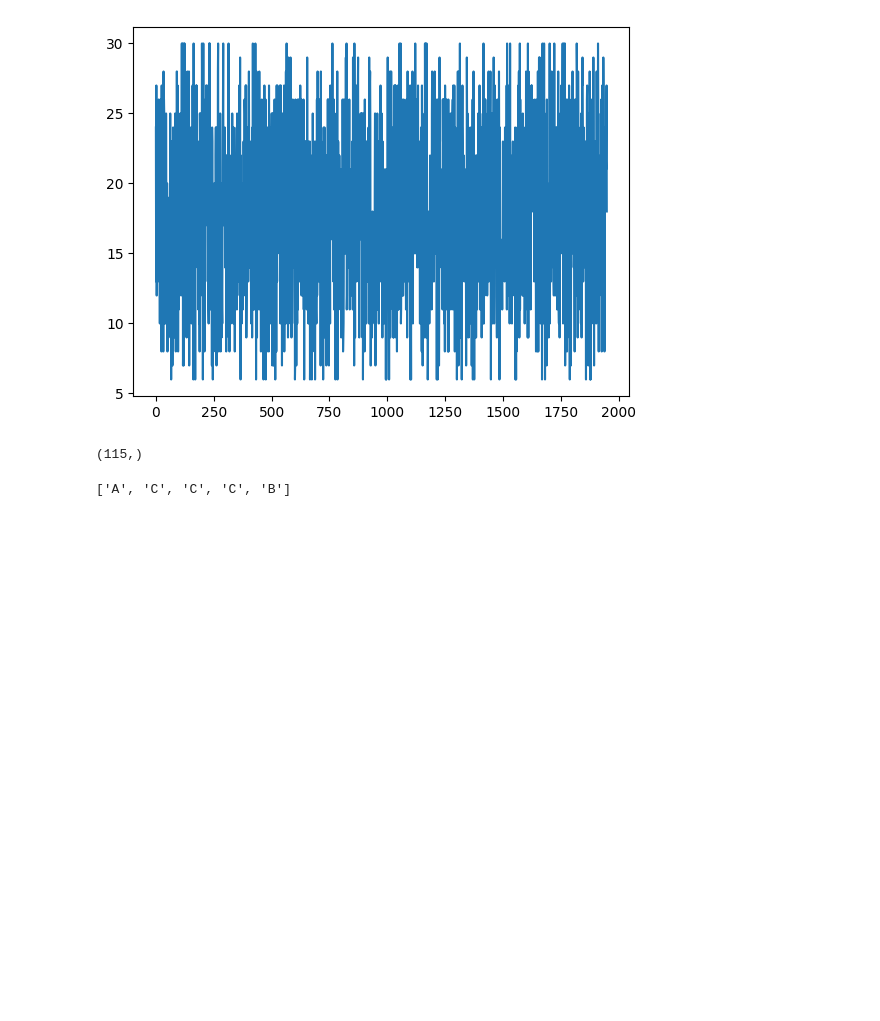
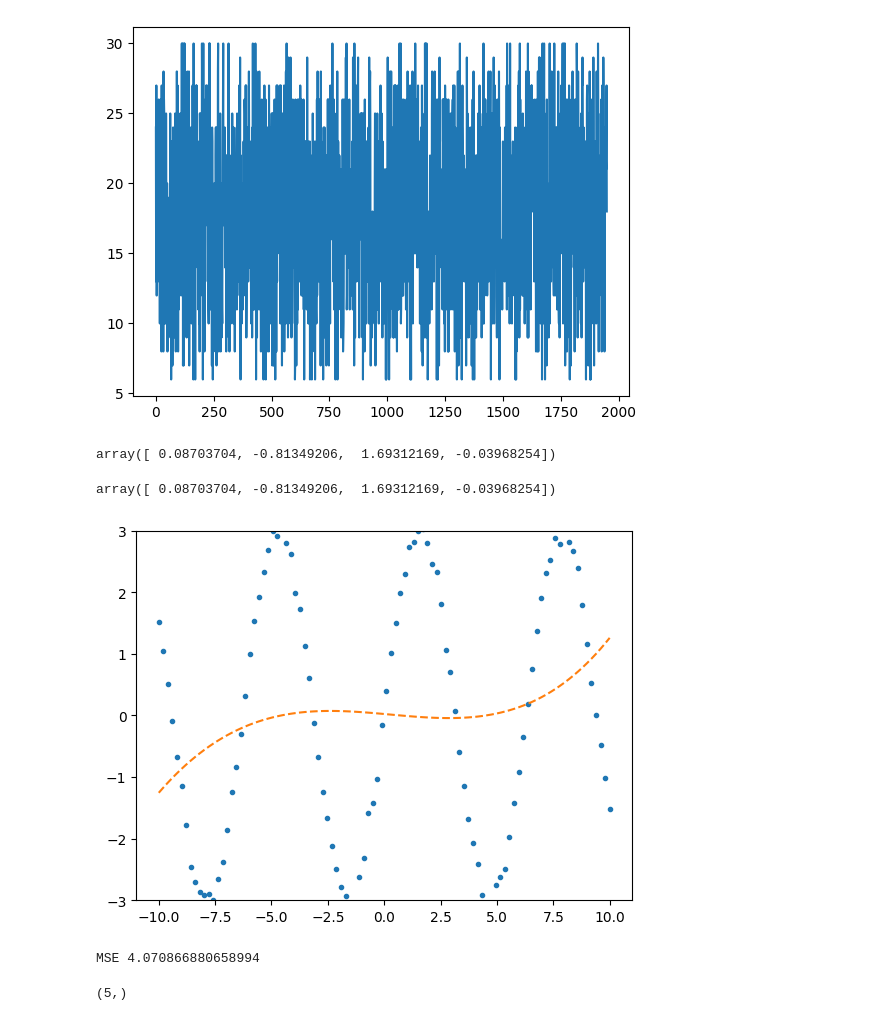
Before and after one commit to EPFL-IMOS/picid, a Jupyter notebook: notebooks/check_dataloader.ipynb, the cells around one changed output. Drawn from its saved outputs; the diff is of its cells as text; code cells hidden in the pictures; blank space fills up the shorter version.

```diff
--- a/notebooks/check_dataloader.ipynb
+++ b/notebooks/check_dataloader.ipynb
@@ -792,10 +888,47 @@ plt.plot(sequence[-1])
 [<matplotlib.lines.Line2D at 0x...>]
 [figure]
 # %%
-sequence[-1]
+import numpy as np
+import warnings
+x = np.array([0.0, 1.0, 2.0, 3.0,  4.0,  5.0])
+y = np.array([0.0, 0.8, 0.9, 0.1, -0.8, -1.0])
+z = np.polyfit(x, y, 3)
+z
+
+import numpy as np
+import warnings
+x = np.array([0.0, 1.0, 2.0, 3.0,  4.0,  5.0])
+y = np.array([0.0, 0.8, 0.9, 0.1, -0.8, -1.0])
+z = np.polyfit(x, y, 3)
+z
 # %% [output]
-(115,)
+array([ 0.08703704, -0.81349206,  1.69312169, -0.03968254])
 # %%
-latent_sequence[-5:]
+import numpy as np
+import warnings
+x = np.array([0.0, 1.0, 2.0, 3.0,  4.0,  5.0])
+y = np.array([0.0, 0.8, 0.9, 0.1, -0.8, -1.0])
+z = np.polyfit(x, y, 3)
+z
 # %% [output]
-['A', 'C', 'C', 'C', 'B']
+array([ 0.08703704, -0.81349206,  1.69312169, -0.03968254])
+# %%
+import matplotlib.pyplot as plt
+xs  = np.linspace(-10,10,100)
+y = np.array([3 * np.sin(x) for x in xs]) + np.random.normal(0,0.1, size=xs.shape)
+p = np.poly1d(np.polyfit(xs, y, 4))
+
+
+y_hat = p(xs)
+
+_ = plt.plot(xs, y, '.', xs, y_hat, '--')
+plt.ylim(-3,3)
+plt.show()
+print("MSE", np.mean((y_hat - y)**2))
+# %% [output]
+[figure, added]
+MSE 4.070866880658994
+# %%
+np.polyfit(xs, y, 4)
+# %% [output]
+(5,)
```
Also changed, not shown: parts of 16 cells of this notebook, 14 other files.
